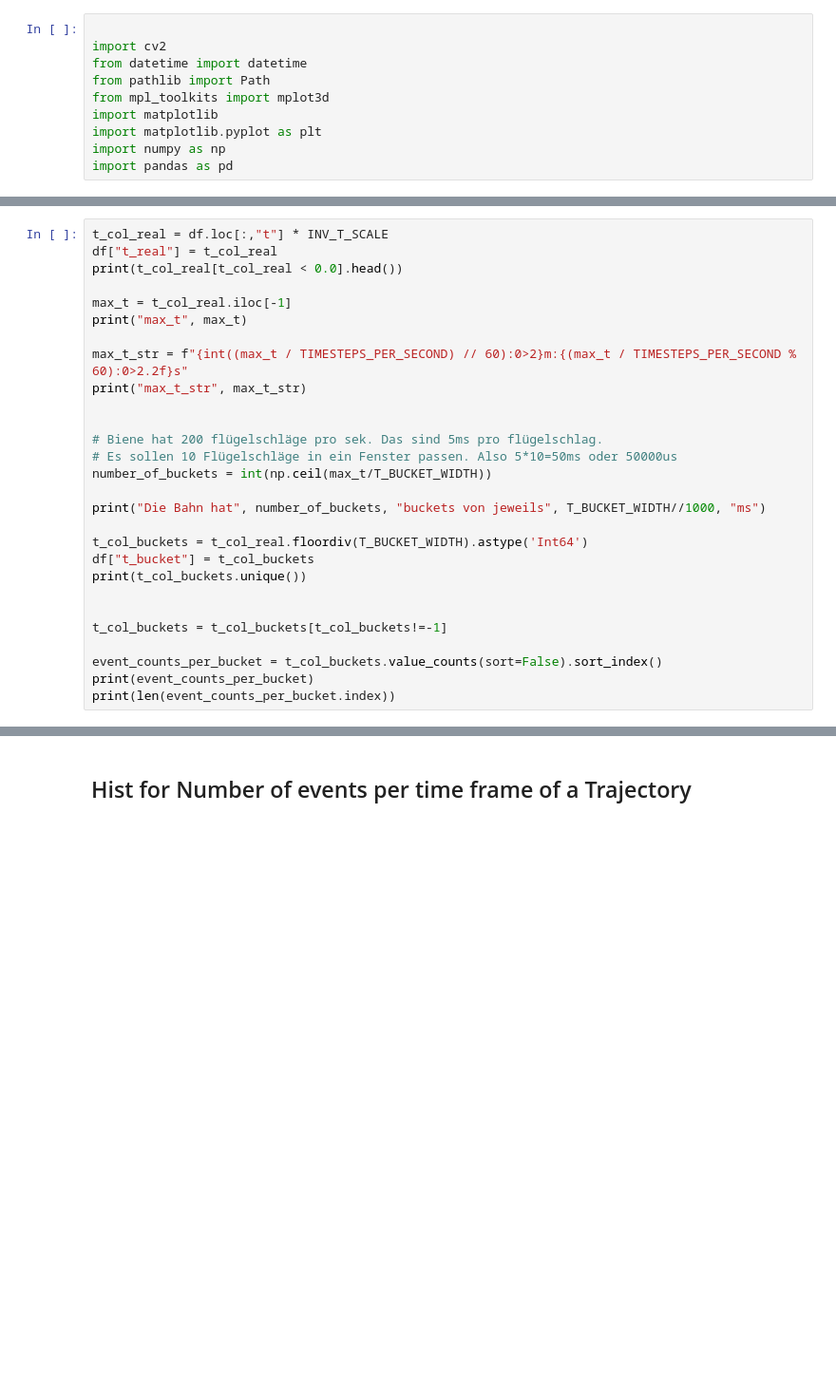
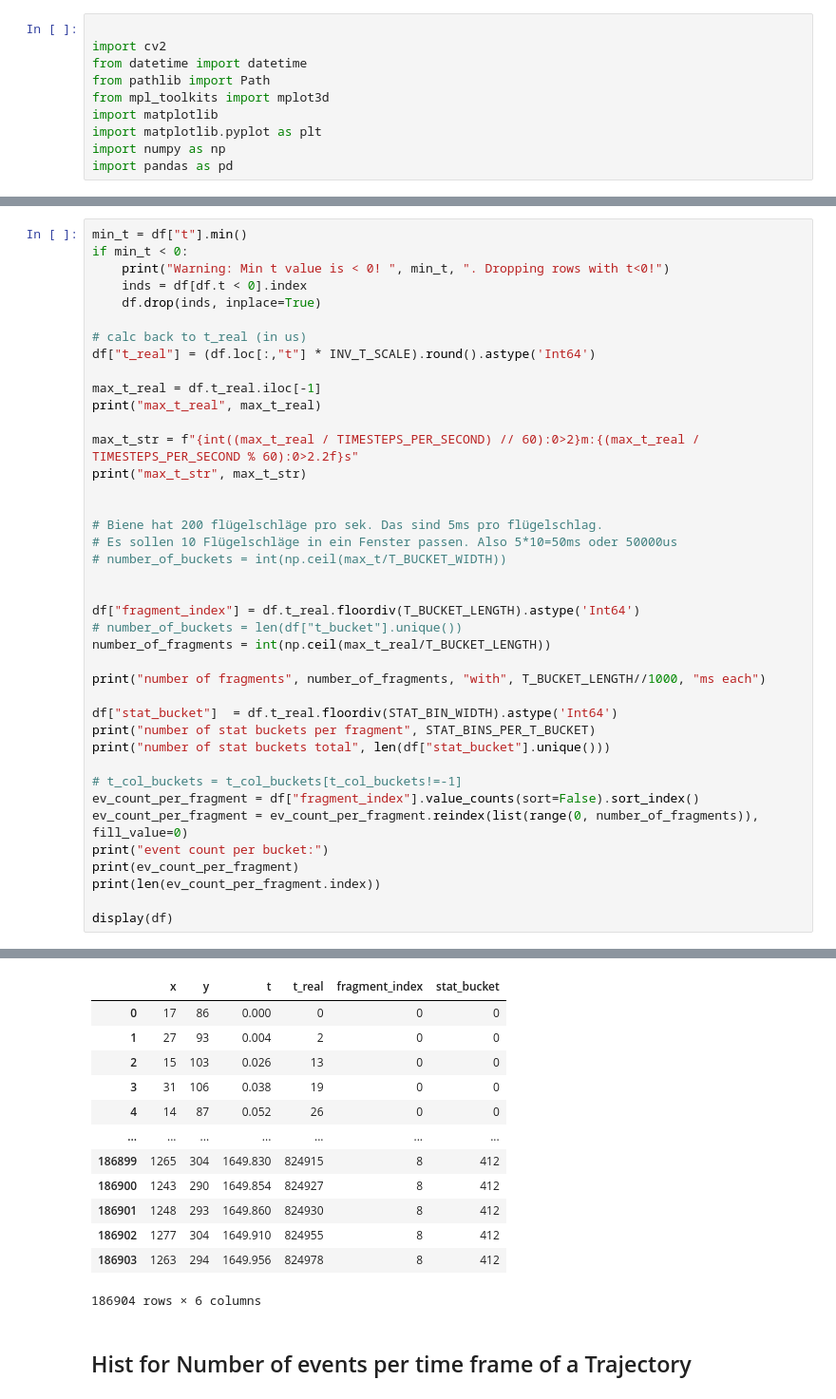
Before and after one commit to boeges/ma_point_cloud_processing, a Jupyter notebook: inspect_trajectories.ipynb, the cells around one changed output, grey strips where cells are left out. Shown at 95% size. Cells and saved outputs as stored; diff of their text form; blank space fills up the shorter version.

```diff
--- a/inspect_trajectories.ipynb
+++ b/inspect_trajectories.ipynb
@@ -85,29 +94,41 @@ print(df["bb_corner_index"].unique())
 # %%
-t_col_real = df.loc[:,"t"] * INV_T_SCALE
-df["t_real"] = t_col_real
-print(t_col_real[t_col_real < 0.0].head())
+min_t = df["t"].min()
+if min_t < 0:
+    print("Warning: Min t value is < 0! ", min_t, ". Dropping rows with t<0!")
+    inds = df[df.t < 0].index
+    df.drop(inds, inplace=True)
 
-max_t = t_col_real.iloc[-1]
-print("max_t", max_t)
+# calc back to t_real (in us)
+df["t_real"] = (df.loc[:,"t"] * INV_T_SCALE).round().astype('Int64')
 
-max_t_str = f"{int((max_t / TIMESTEPS_PER_SECOND) // 60):0>2}m:{(max_t / TIMESTEPS_PER_SECOND % 60):0>2.2f}s"
+max_t_real = df.t_real.iloc[-1]
+print("max_t_real", max_t_real)
+
+max_t_str = f"{int((max_t_real / TIMESTEPS_PER_SECOND) // 60):0>2}m:{(max_t_real / TIMESTEPS_PER_SECOND % 60):0>2.2f}s"
 print("max_t_str", max_t_str)
 
 
 # Biene hat 200 flügelschläge pro sek. Das sind 5ms pro flügelschlag.
 # Es sollen 10 Flügelschläge in ein Fenster passen. Also 5*10=50ms oder 50000us
-number_of_buckets = int(np.ceil(max_t/T_BUCKET_WIDTH))
-
-print("Die Bahn hat", number_of_buckets, "buckets von jeweils", T_BUCKET_WIDTH//1000, "ms")
-
-t_col_buckets = t_col_real.floordiv(T_BUCKET_WIDTH).astype('Int64')
-df["t_bucket"] = t_col_buckets
-print(t_col_buckets.unique())
+# number_of_buckets = int(np.ceil(max_t/T_BUCKET_WIDTH))
 
 
-t_col_buckets = t_col_buckets[t_col_buckets!=-1]
+df["fragment_index"] = df.t_real.floordiv(T_BUCKET_LENGTH).astype('Int64')
+# number_of_buckets = len(df["t_bucket"].unique())
+number_of_fragments = int(np.ceil(max_t_real/T_BUCKET_LENGTH))
 
-event_counts_per_bucket = t_col_buckets.value_counts(sort=False).sort_index()
-print(event_counts_per_bucket)
-print(len(event_counts_per_bucket.index))
+print("number of fragments", number_of_fragments, "with", T_BUCKET_LENGTH//1000, "ms each")
+
+df["stat_bucket"]  = df.t_real.floordiv(STAT_BIN_WIDTH).astype('Int64')
+print("number of stat buckets per fragment", STAT_BINS_PER_T_BUCKET)
+print("number of stat buckets total", len(df["stat_bucket"].unique()))
+
+# t_col_buckets = t_col_buckets[t_col_buckets!=-1]
+ev_count_per_fragment = df["fragment_index"].value_counts(sort=False).sort_index()
+ev_count_per_fragment = ev_count_per_fragment.reindex(list(range(0, number_of_fragments)), fill_value=0)
+print("event count per bucket:")
+print(ev_count_per_fragment)
+print(len(ev_count_per_fragment.index))
+
+display(df)
 # %% [output]
@@ -131,2 +152,15 @@ Name: t, dtype: Int64
+|  | x | y | t | t_real | fragment_index | stat_bucket |
+| 0 | 17 | 86 | 0.000 | 0 | 0 | 0 |
+| 1 | 27 | 93 | 0.004 | 2 | 0 | 0 |
+| 2 | 15 | 103 | 0.026 | 13 | 0 | 0 |
+| 3 | 31 | 106 | 0.038 | 19 | 0 | 0 |
+| 4 | 14 | 87 | 0.052 | 26 | 0 | 0 |
+| ... | ... | ... | ... | ... | ... | ... |
+| 186899 | 1265 | 304 | 1649.830 | 824915 | 8 | 412 |
+| 186900 | 1243 | 290 | 1649.854 | 824927 | 8 | 412 |
+| 186901 | 1248 | 293 | 1649.860 | 824930 | 8 | 412 |
+| 186902 | 1277 | 304 | 1649.910 | 824955 | 8 | 412 |
+| 186903 | 1263 | 294 | 1649.956 | 824978 | 8 | 412 |
+186904 rows × 6 columns
 # %% [markdown]
 ## Hist for Number of events per time frame of a Trajectory
```
Also changed, not shown: parts of 15 cells of this notebook, 3 other files.
